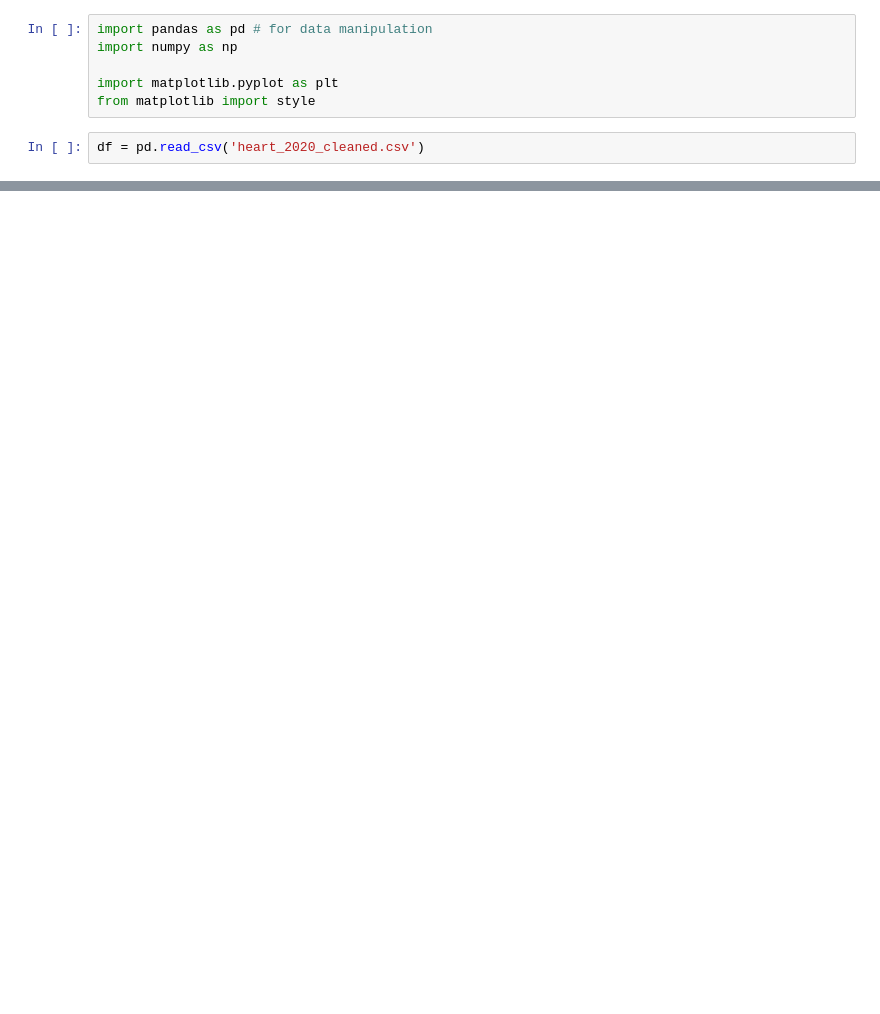
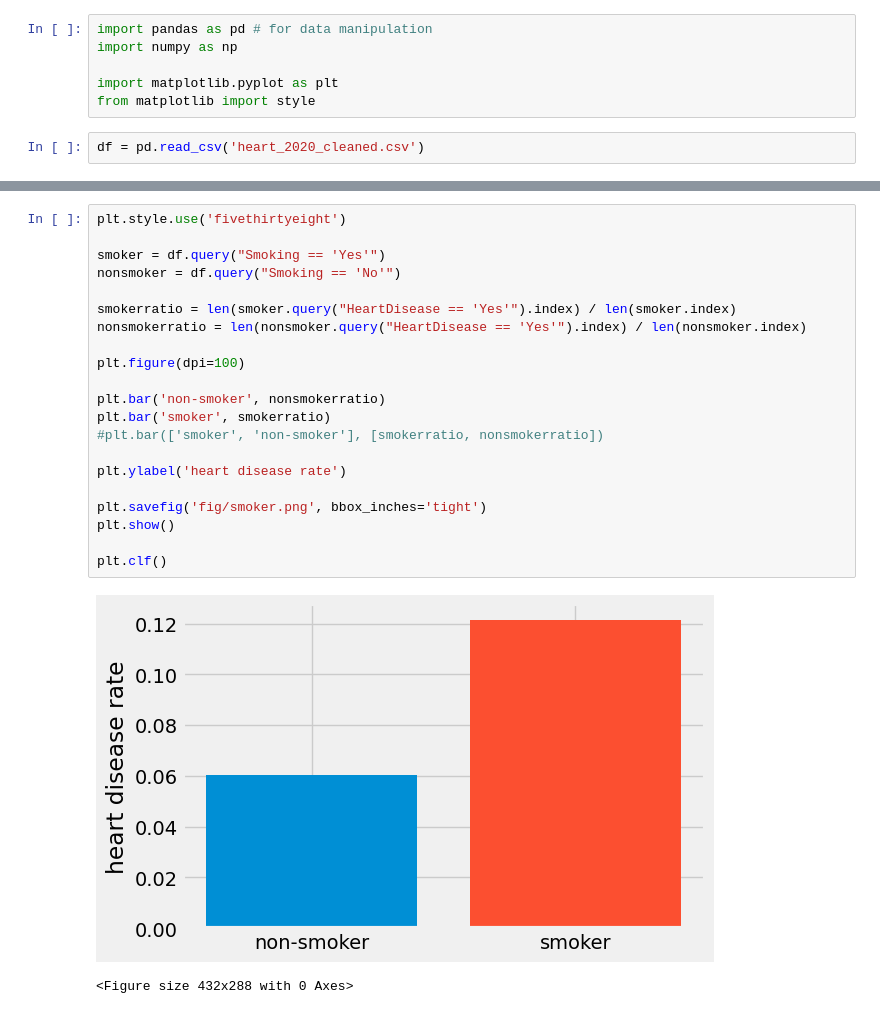
Before and after one commit to melihocakci/heart-disease-prediction, a Jupyter notebook: analyze.ipynb, the cells around one changed output, grey strips where cells are left out. Cells and saved outputs as stored; diff of their text form; blank space fills up the shorter version.

```diff
--- a/analyze.ipynb
+++ b/analyze.ipynb
@@ -64,0 +53,24 @@ plt.clf()
+# %%
+plt.style.use('fivethirtyeight')
+
+smoker = df.query("Smoking == 'Yes'")
+nonsmoker = df.query("Smoking == 'No'")
+
+smokerratio = len(smoker.query("HeartDisease == 'Yes'").index) / len(smoker.index)
+nonsmokerratio = len(nonsmoker.query("HeartDisease == 'Yes'").index) / len(nonsmoker.index)
+
+plt.figure(dpi=100)
+
+plt.bar('non-smoker', nonsmokerratio)
+plt.bar('smoker', smokerratio)
+#plt.bar(['smoker', 'non-smoker'], [smokerratio, nonsmokerratio])
+
+plt.ylabel('heart disease rate')
+
+plt.savefig('fig/smoker.png', bbox_inches='tight')
+plt.show()
+
+plt.clf()
+# %% [output]
+[figure, added]
+<Figure size 432x288 with 0 Axes>
```
Also changed, not shown: parts of 6 cells of this notebook, 8 other files.
